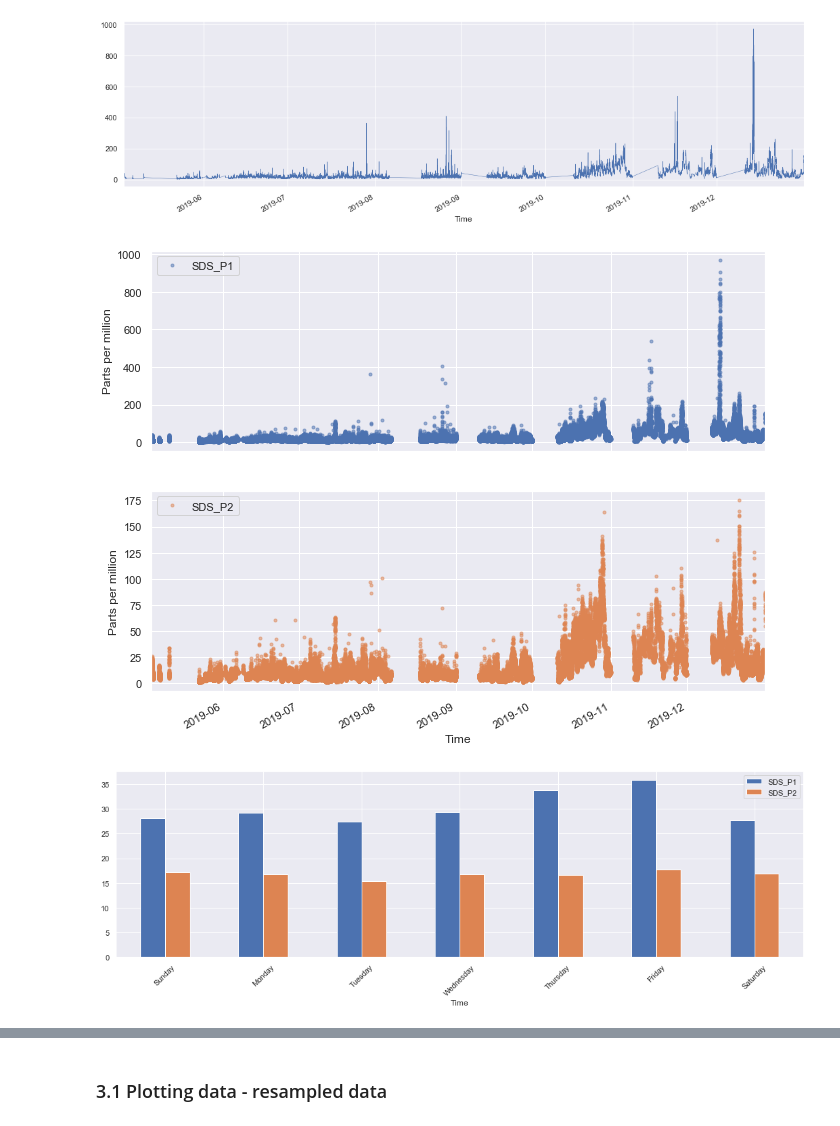
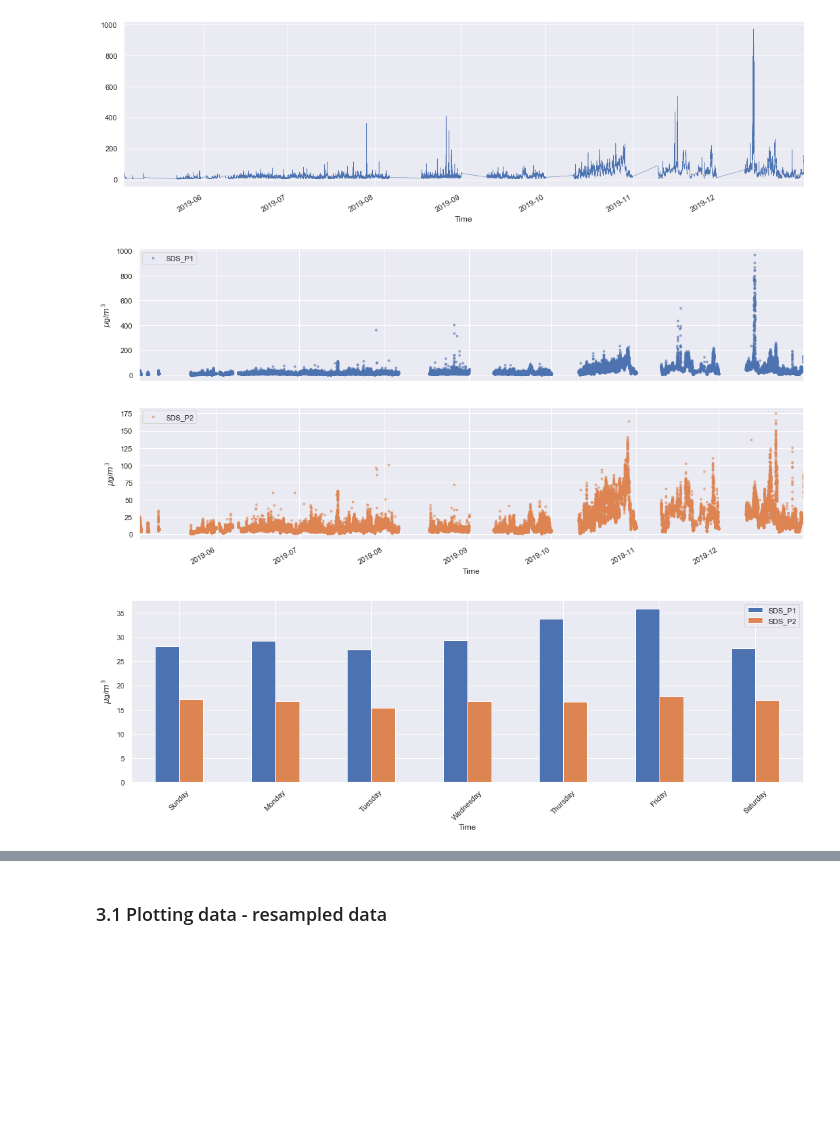
Before and after one commit to vlad-e/Bucharest-Air-Quality, a Jupyter notebook: analysis.ipynb, the cells around one changed output, grey strips where cells are left out. Drawn from its saved outputs; the diff is of its cells as text; code cells hidden in the pictures; blank space fills up the shorter version.

Commit message:
Code review + small graph changes

```diff
--- a/analysis.ipynb
+++ b/analysis.ipynb
@@ -270,16 +283,17 @@ data_cleaned['SDS_P1'].plot(linewidth=0.5);
 [figure]
 # %%
 cols_plot = ['SDS_P1', 'SDS_P2']
-axes = data_cleaned[cols_plot].plot(marker='.', alpha=0.5, linestyle='None', figsize=(11, 9), subplots=True)
+axes = data_cleaned[cols_plot].plot(marker='.', alpha=0.5, linestyle='None', figsize=(18, 9), subplots=True)
 for ax in axes:
-    ax.set_ylabel('Parts per million')
+    ax.set_ylabel('$\mu$g/$m^3$')
 # %% [output]
-[figure, old version]
+[figure, new version]
 # %%
 barchart = data_cleaned.groupby(data_cleaned.index.weekday)['SDS_P1','SDS_P2'].mean().plot(kind="bar")
 barchart.set_xticklabels(["Sunday","Monday","Tuesday","Wednesday","Thursday","Friday","Saturday"],rotation=45);
+barchart.set_ylabel('$\mu$g/$m^3$');
 # %% [output]
-[figure, old version]
+[figure, new version]
 # %%
 barchart = data_cleaned.groupby(data_cleaned.index.month)['SDS_P1','SDS_P2'].mean().plot(kind="bar")
 barchart.set_xticklabels(["May","June","July","August","September","October","November","December"],rotation=45);
```
Also changed, not shown: parts of 24 cells of this notebook.
